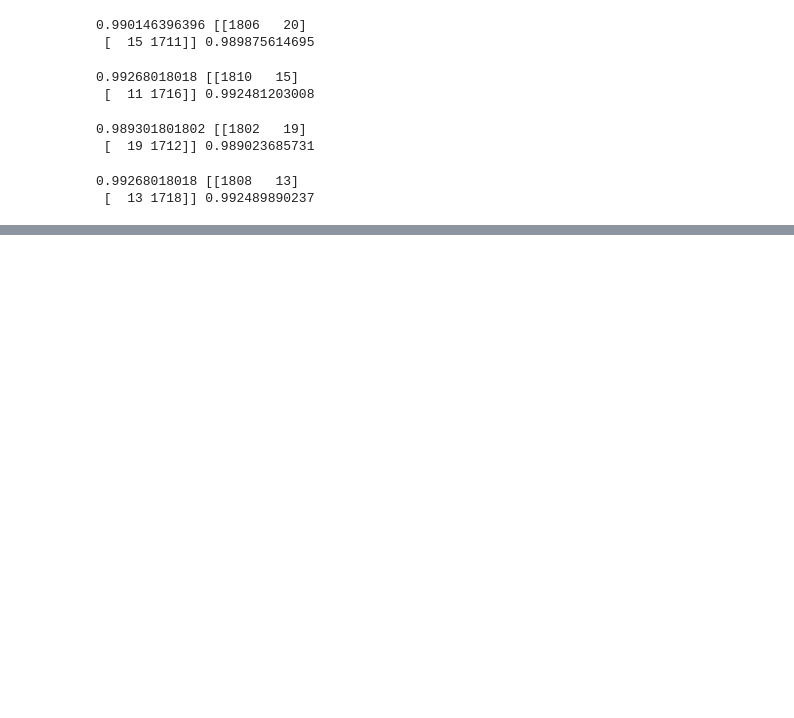
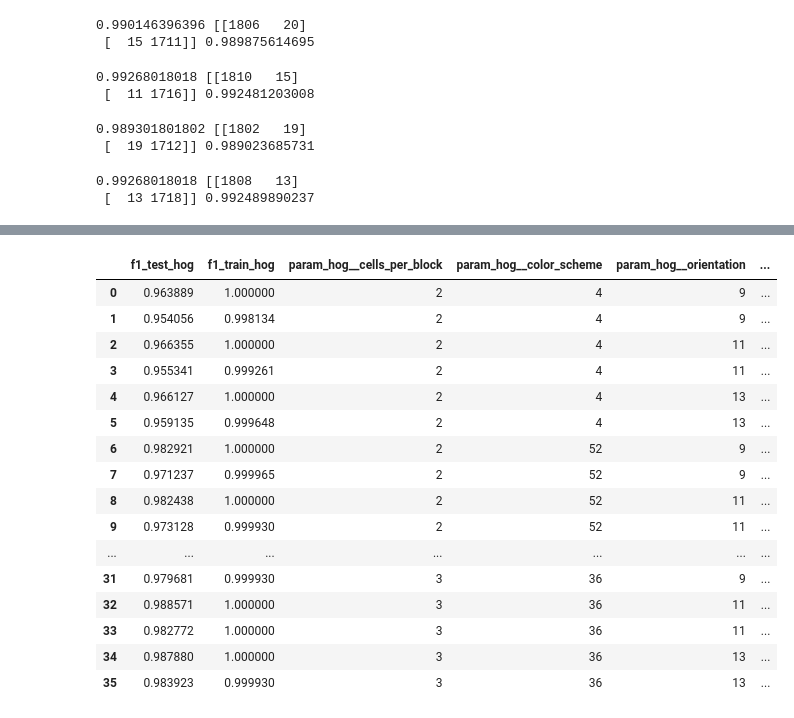
Before and after one commit to suryasumukh/CarND-Vehicle-Detection, a Jupyter notebook: notebooks/classifier.ipynb, the cells around one changed output, grey strips where cells are left out. Saved outputs shown, nothing was run; the diff lists cells and outputs as text; code cells hidden in the pictures; blank space fills up the shorter version.

```diff
--- a/notebooks/classifier.ipynb
+++ b/notebooks/classifier.ipynb
@@ -245,0 +355,14 @@ with open('classifier.p', 'wb') as _file:
+# %%
+columns = ['mean_test_score',
+       'mean_train_score', 'param_hog__cells_per_block',
+       'param_hog__color_scheme', 'param_hog__orientation',
+       'param_hog__pixels_per_cell']
+# %%
+join_columns = ['param_hog__cells_per_block',
+       'param_hog__color_scheme', 'param_hog__orientation',
+       'param_hog__pixels_per_cell']
+# %%
+gh_cv = grid_hist_pd[columns]
+g_cv = grid_pd[columns]
+# %%
+merged = pd.merge(g_cv, gh_cv, how='inner', on=join_columns)
@@ -245,0 +389,24 @@ with open('classifier.p', 'wb') as _file:
+# %%
+merged.rename(index=str, columns={"mean_test_score_y": "f1_test_hog_w_hist",
+                              "mean_test_score_x": "f1_test_hog",
+                              "mean_train_score_y": "f1_train_hog_w_hist",
+                              "mean_train_score_x": "f1_train_hog"
+                             })
+# %% [output]
+|  | f1_test_hog | f1_train_hog | param_hog__cells_per_block | param_hog__color_scheme | param_hog__orientation | ... |
+| 0 | 0.963889 | 1.000000 | 2 | 4 | 9 | ... |
+| 1 | 0.954056 | 0.998134 | 2 | 4 | 9 | ... |
+| 2 | 0.966355 | 1.000000 | 2 | 4 | 11 | ... |
+| 3 | 0.955341 | 0.999261 | 2 | 4 | 11 | ... |
+| 4 | 0.966127 | 1.000000 | 2 | 4 | 13 | ... |
+| 5 | 0.959135 | 0.999648 | 2 | 4 | 13 | ... |
+| 6 | 0.982921 | 1.000000 | 2 | 52 | 9 | ... |
+| 7 | 0.971237 | 0.999965 | 2 | 52 | 9 | ... |
+| 8 | 0.982438 | 1.000000 | 2 | 52 | 11 | ... |
+| 9 | 0.973128 | 0.999930 | 2 | 52 | 11 | ... |
+| ... | ... | ... | ... | ... | ... | ... |
+| 31 | 0.979681 | 0.999930 | 3 | 36 | 9 | ... |
+| 32 | 0.988571 | 1.000000 | 3 | 36 | 11 | ... |
+| 33 | 0.982772 | 1.000000 | 3 | 36 | 11 | ... |
+| 34 | 0.987880 | 1.000000 | 3 | 36 | 13 | ... |
+| 35 | 0.983923 | 0.999930 | 3 | 36 | 13 | ... |
```
Also changed, not shown: parts of 14 cells of this notebook, 4 other files.
